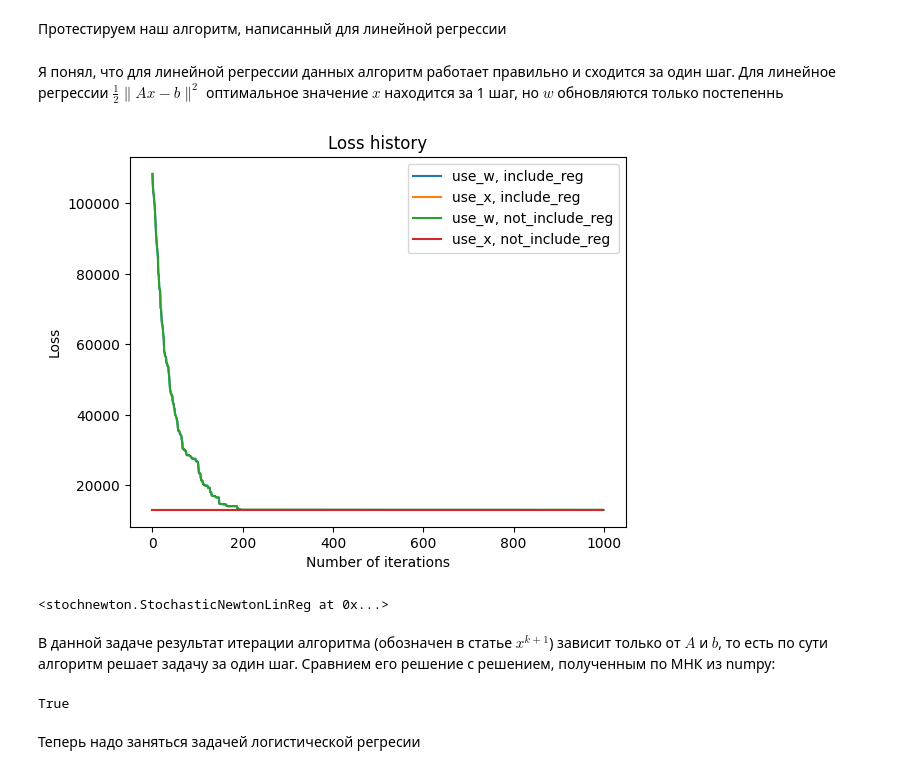
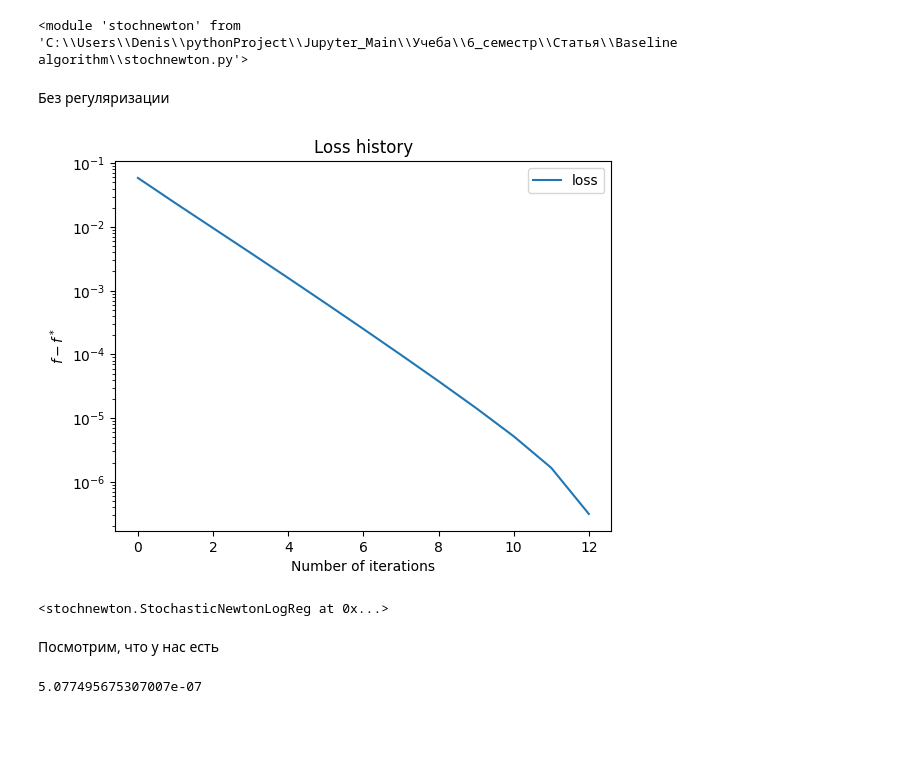
Before and after one commit to intsystems/2023-Project-136, a Jupyter notebook: code/Basic experiment/Basic experiment.ipynb, the cells around one changed output. Drawn from its saved outputs; the diff is of its cells as text; code cells hidden in the pictures; blank space fills up the shorter version.

```diff
--- a/code/Basic experiment/Basic experiment.ipynb
+++ b/code/Basic experiment/Basic experiment.ipynb
@@ -8,20 +9,22 @@ from sklearn.datasets import load_diabetes
-# %% [markdown]
-Протестируем наш алгоритм, написанный для линейной регрессии
 # %%
-A, b = load_diabetes(return_X_y=True)
+A, b = load_iris(return_X_y=True)
+b = np.clip(b, 0, 1)
-# %% [markdown]
-Я понял, что для линейной регрессии данных алгоритм работает правильно и сходится за один шаг. Для линейное регрессии $\frac{1}{2} \| Ax - b \|^2$ оптимальное значение $x$ находится за 1 шаг, но $w$ обновляются только постепеннь
+# %%
+import imp
+imp.reload(stochnewton)
+# %% [output]
+<module 'stochnewton' from 'C:\\Users\\Denis\\pythonProject\\Jupyter_Main\\Учеба\\6_семестр\\Статья\\Baseline algorithm\\stochnewton.py'>
+# %% [markdown]
+Без регуляризации
 # %%
-opt = stochnewton.StochasticNewtonLinReg(A, b, l2=0)
-opt.run(n_iterations=1000, batch_size=10)
+opt = stochnewton.StochasticNewtonLogReg(A, b, deterministic=True, l2=0)
+opt.run(n_iterations=20, plot_yscale='log')
 # %% [output]
-[figure, old version]
+[figure, new version]
-<stochnewton.StochasticNewtonLinReg at 0x...>
+<stochnewton.StochasticNewtonLogReg at 0x...>
-# %% [markdown]
-В данной задаче результат итерации алгоритма (обозначен в статье $x^{k+1}$) зависит только от $A$ и $b$, то есть по сути алгоритм решает задачу за один шаг. Сравнием его решение с решением, полученным по МНК из numpy:
-# %%
-np.allclose(opt.x, np.linalg.lstsq(A, b, rcond=None)[0])
-# %% [output]
-True
-# %% [markdown]
-Теперь надо заняться задачей логистической регресии
+# %% [markdown]
+Посмотрим, что у нас есть
+# %%
+opt.opt_value
+# %% [output]
+5.077495675307007e-07
```
Also changed, not shown: parts of 11 cells of this notebook, 1 other file.
